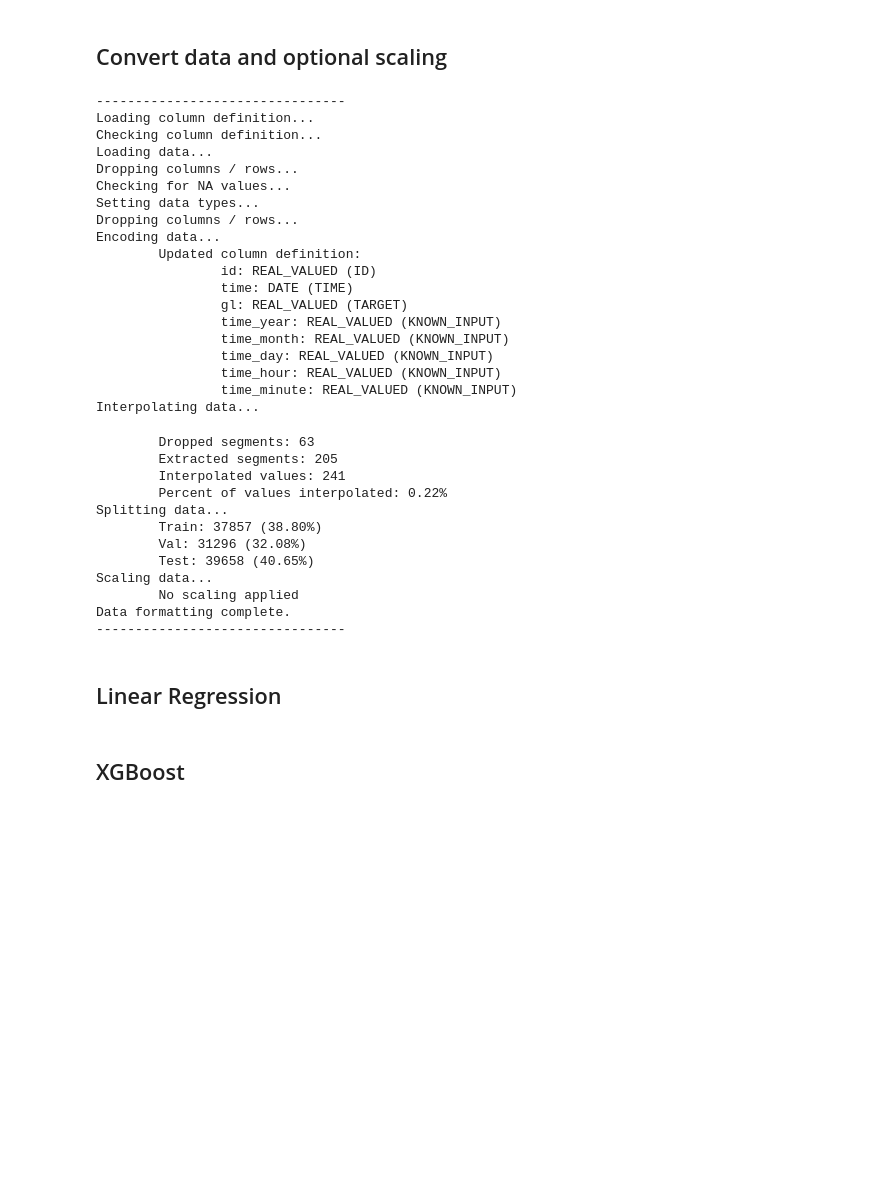
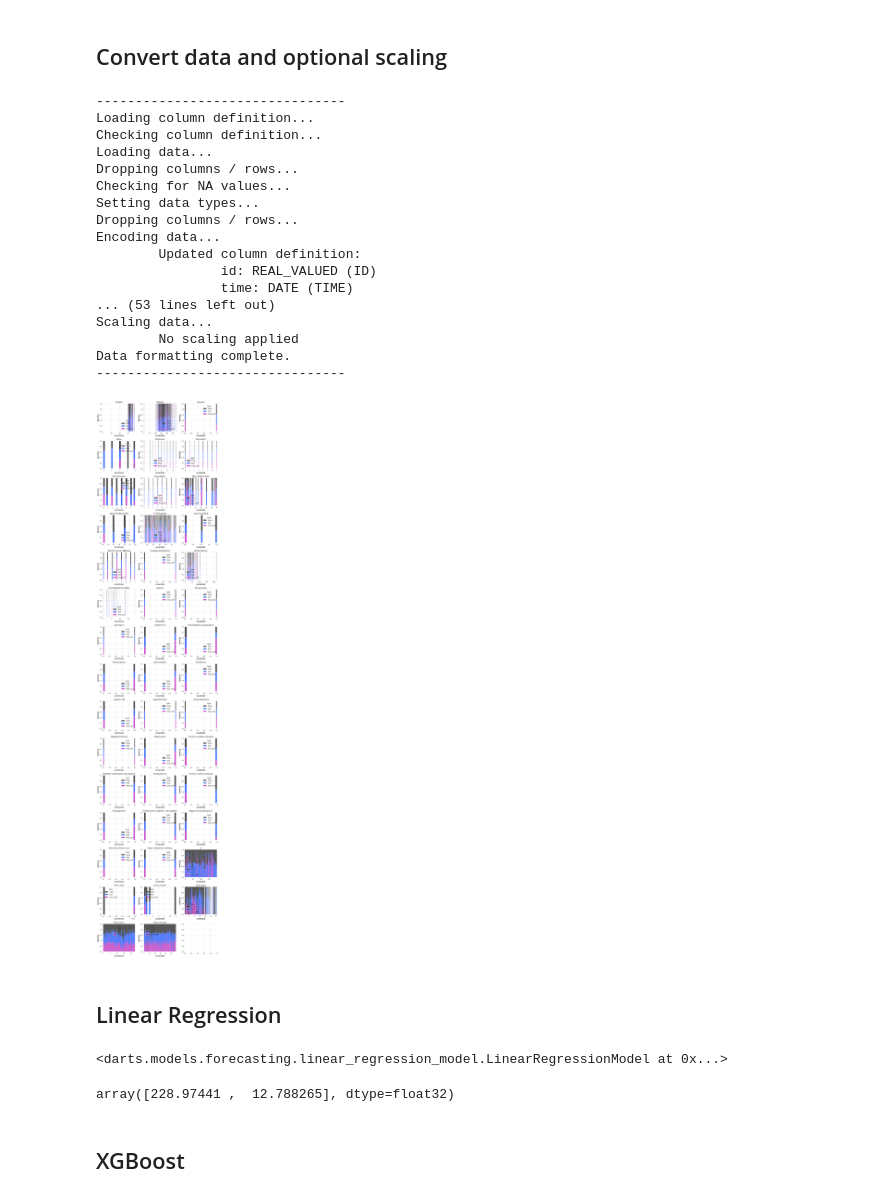
Before and after one commit to IrinaStatsLab/GlucoBench, a Jupyter notebook: exploratory_analysis/weinstock.ipynb, the cells around one changed output. Cells and saved outputs as stored; diff of their text form; code cells hidden in the pictures; blank space fills up the shorter version.

Commit message:
Added distribution analysis for covariates

```diff
--- a/exploratory_analysis/weinstock.ipynb
+++ b/exploratory_analysis/weinstock.ipynb
@@ -917,7 +917,7 @@ for i in range(6):
 # %%
 def load_data(seed = 0, study_file = None):
     # load data
-    with open('./config/colas.yaml', 'r') as f:
+    with open('./config/weinstock.yaml', 'r') as f:
         config = yaml.safe_load(f)
     config['split_params']['random_state'] = seed
     formatter = DataFormatter(config, study_file = study_file)
@@ -947,13 +947,15 @@ def load_data(seed = 0, study_file = None):
     for i in range(len(series['train']['target'])):
         static_covs = series['train']['static'][i][0].pd_dataframe()
         series['train']['target'][i] = series['train']['target'][i].with_static_covariates(static_covs)
-    # attach to validation and test series
     for i in range(len(series['val']['target'])):
         static_covs = series['val']['static'][i][0].pd_dataframe()
         series['val']['target'][i] = series['val']['target'][i].with_static_covariates(static_covs)
     for i in range(len(series['test']['target'])):
         static_covs = series['test']['static'][i][0].pd_dataframe()
         series['test']['target'][i] = series['test']['target'][i].with_static_covariates(static_covs)
+    for i in range(len(series['test_ood']['target'])):
+        static_covs = series['test_ood']['static'][i][0].pd_dataframe()
+        series['test_ood']['target'][i] = series['test_ood']['target'][i].with_static_covariates(static_covs)
 
     return formatter, series, scalers
 
@@ -971,25 +973,48 @@ Encoding data...
         Updated column definition:
                 id: REAL_VALUED (ID)
                 time: DATE (TIME)
-                gl: REAL_VALUED (TARGET)
-                time_year: REAL_VALUED (KNOWN_INPUT)
-                time_month: REAL_VALUED (KNOWN_INPUT)
-                time_day: REAL_VALUED (KNOWN_INPUT)
-                time_hour: REAL_VALUED (KNOWN_INPUT)
-                time_minute: REAL_VALUED (KNOWN_INPUT)
-Interpolating data...
+... (53 lines left out)
+Scaling data...
+        No scaling applied
+Data formatting complete.
+--------------------------------
-        Dropped segments: 63
-        Extracted segments: 205
-        Interpolated values: 241
-        Percent of values interpolated: 0.22%
-Splitting data...
-        Train: 37857 (38.80%)
-        Val: 31296 (32.08%)
-        Test: 39658 (40.65%)
-Scaling data...
-        No scaling applied
-Data formatting complete.
---------------------------------
+# %%
+static_cols = formatter.get_column('static_covs')
+static_cols = static_cols + [formatter.get_column('id')] if static_cols is not None else [formatter.get_column('id')]
+dynamic_cols = formatter.get_column('dynamic_covs')
+future_cols = formatter.get_column('future_covs')
+# convert None to empty list
+static_cols = [] if static_cols is None else static_cols
+dynamic_cols = [] if dynamic_cols is None else dynamic_cols
+future_cols = [] if future_cols is None else future_cols
+# concatenate all covariates
+covs = static_cols + dynamic_cols + future_cols
+
+train_data = formatter.train_data
+test_data = formatter.test_data.loc[~formatter.test_data.index.isin(formatter.test_idx_ood)]
+test_data_ood = formatter.test_data.loc[formatter.test_data.index.isin(formatter.test_idx_ood)]
+
+# plot histograms and densities of covariates using seaborn
+fig, axs = plt.subplots(len(covs) // 3 + 1, 3, figsize=(10, 45))
+for i, c in enumerate(covs):
+    # create a dataframe with covariate and type
+    df = pd.DataFrame({'covariate': train_data[c].values, 'type': 'train'})
+    df2 = pd.DataFrame({'covariate': test_data[c].values, 'type': 'test'})
+    df3 = pd.DataFrame({'covariate': test_data_ood[c].values, 'type': 'test_ood'})
+    df = pd.concat([df, df2, df3])
+    # plot density
+    sns.histplot(data=df,
+                 x='covariate',
+                 hue='type',
+                 ax=axs[i // 3, i % 3],
+                 stat='density',
+                 common_norm=False,
+                 common_bins=True,
+                 multiple='fill')
+    axs[i // 3, i % 3].set_title(c)
+plt.tight_layout()
+# %% [output]
+[figure, added]
 # %% [markdown]
 ## Linear Regression
 # %%
@@ -1003,6 +1028,8 @@ model = models.LinearRegressionModel(lags = 192,
 model.fit(series['train']['target'],
           future_covariates=series['train']['future'],
           max_samples_per_ts=100)
+# %% [output]
+<darts.models.forecasting.linear_regression_model.LinearRegressionModel at 0x...>
 # %%
 forecasts = model.historical_forecasts(series['test']['target'],
                                         future_covariates=series['test']['future'],
@@ -1019,6 +1046,8 @@ id_errors_sample = rescale_and_backtest(series['test']['target'],
                                     reduction=None)
 id_errors_sample = np.vstack(id_errors_sample)
 np.median(id_errors_sample, axis=0)
+# %% [output]
+array([228.97441 ,  12.788265], dtype=float32)
 # %%
 forecasts = model.historical_forecasts(series['test_ood']['target'],
                                         future_covariates=series['test_ood']['future'],
```
Also changed, not shown: 1 other file.
